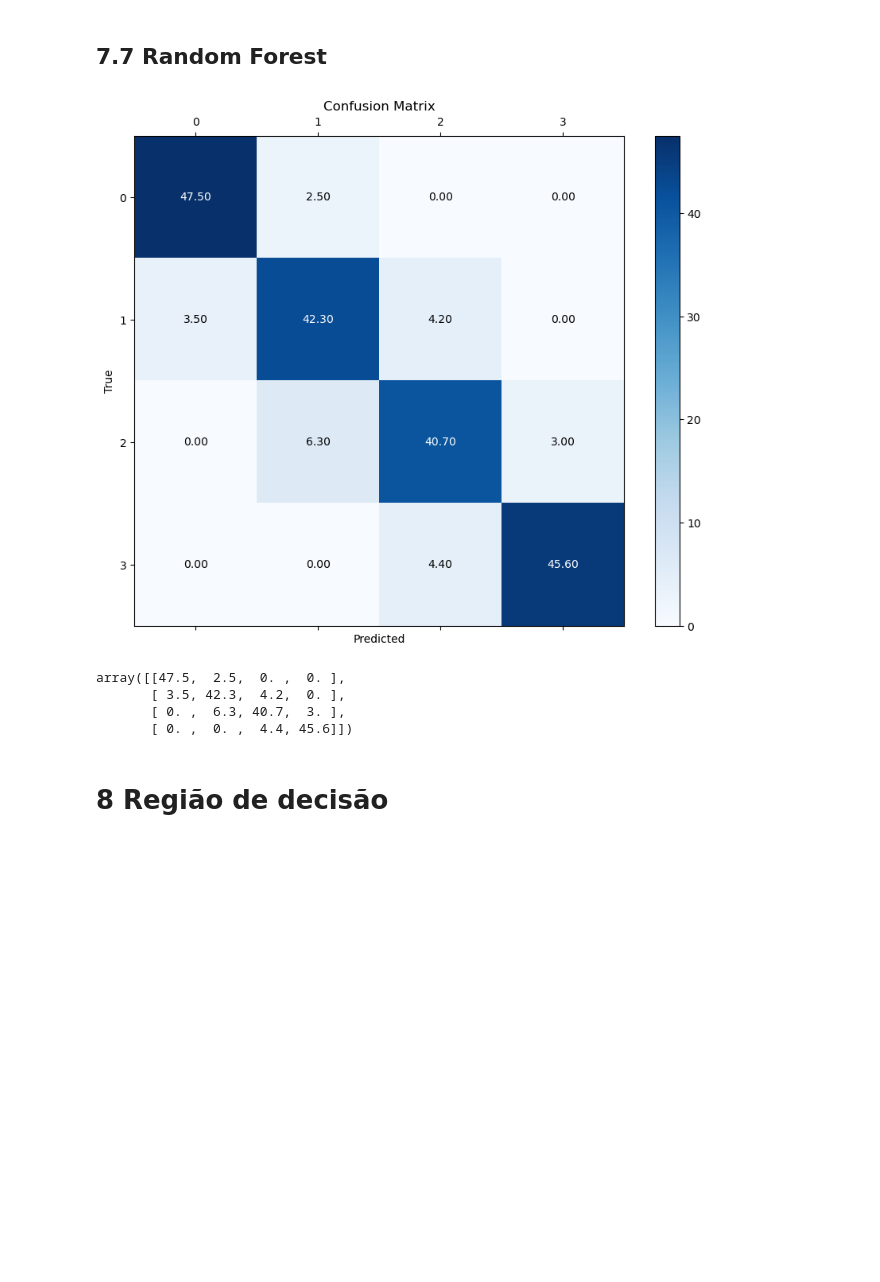
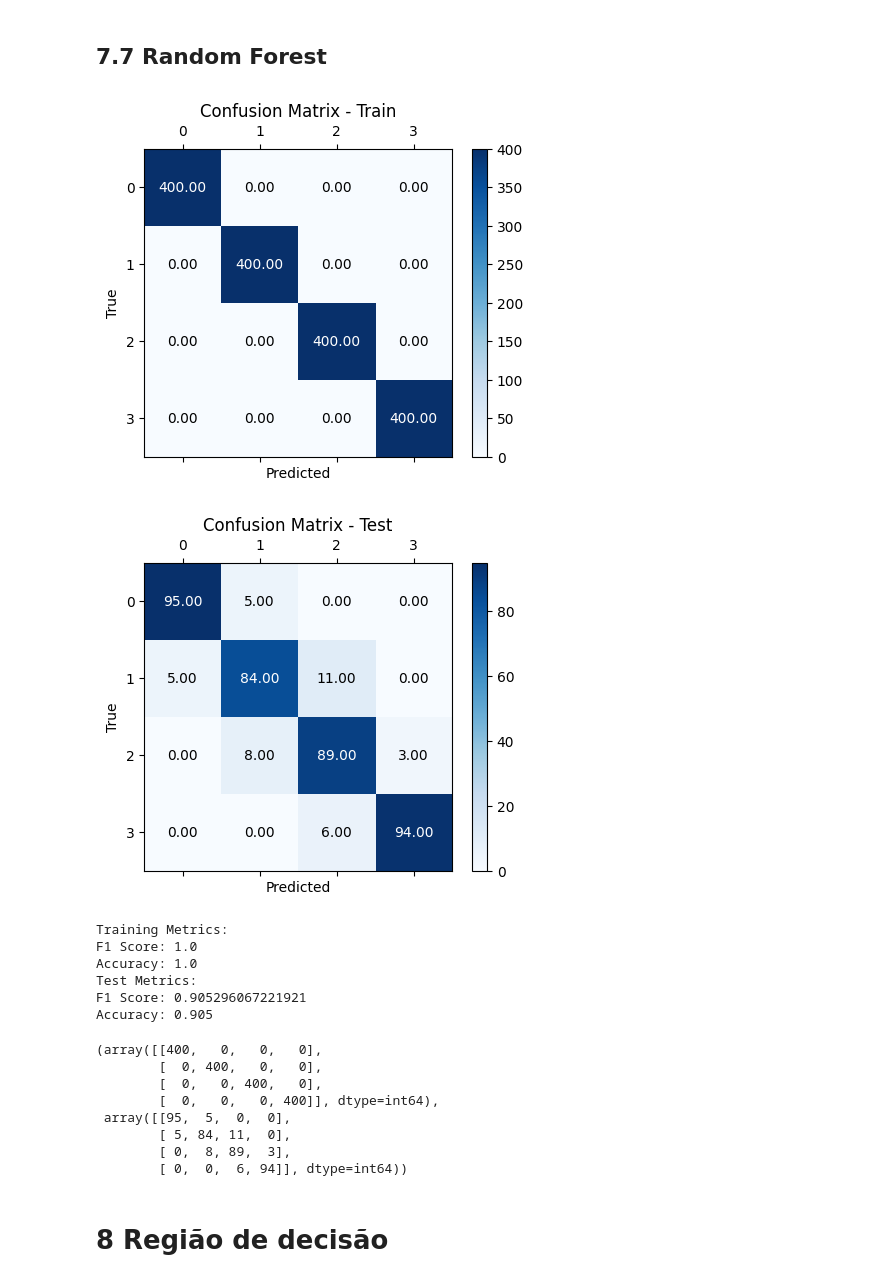
Before and after one commit to racouto7/PES03-Aprendizado-de-M-quinas-1, a Jupyter notebook: Projeto Aprendizado I.ipynb, the cells around one changed output. Drawn from its saved outputs; the diff is of its cells as text; code cells hidden in the pictures; blank space fills up the shorter version.

```diff
--- a/Projeto Aprendizado I.ipynb
+++ b/Projeto Aprendizado I.ipynb
@@ -942,19 +989,35 @@ array([[31.1, 11.8,  7. ,  0.1],
 # %%
 # Definir o modelo
 rf = RandomForestClassifier()
 
 # Definir os parâmetros do modelo
-params = {'max_depth': 18, 'n_estimators': 250}
+params = {'max_depth': 11, 'n_estimators': 100}
+
+# Explicação escolha parâmetros
+# Olhamos para o resultado da curva ROC (98%) e acurárcia (89%), os mais elavados que apareceram
+# Tivemos também resultados nessa performance com o n_estimators=250
+# Visto a performance parecida, fez sentido ficar com o n_estimators=100 que tem um menor custo computacional
 
 # Chamar a função generate_confusion_matrix
-conf_matrix_mean = generate_confusion_matrix(rf, params, X, y, kfold)
+conf_matrix_mean = generate_confusion_matrix(rf, params, X_train, X_test, y_train, y_test)
 conf_matrix_mean
 # %% [output]
-[figure, old version]
+[figure, new version]
+[figure, added]
-array([[47.5,  2.5,  0. ,  0. ],
-       [ 3.5, 42.3,  4.2,  0. ],
-       [ 0. ,  6.3, 40.7,  3. ],
-       [ 0. ,  0. ,  4.4, 45.6]])
+Training Metrics:
+F1 Score: 1.0
+Accuracy: 1.0
+Test Metrics:
+F1 Score: 0.905296067221921
+Accuracy: 0.905
+(array([[400,   0,   0,   0],
+        [  0, 400,   0,   0],
+        [  0,   0, 400,   0],
+        [  0,   0,   0, 400]], dtype=int64),
+ array([[95,  5,  0,  0],
+        [ 5, 84, 11,  0],
+        [ 0,  8, 89,  3],
+        [ 0,  0,  6, 94]], dtype=int64))
 # %% [markdown]
 # 8 Região de decisão
 # %%
```
Also changed, not shown: parts of 6 cells of this notebook.
